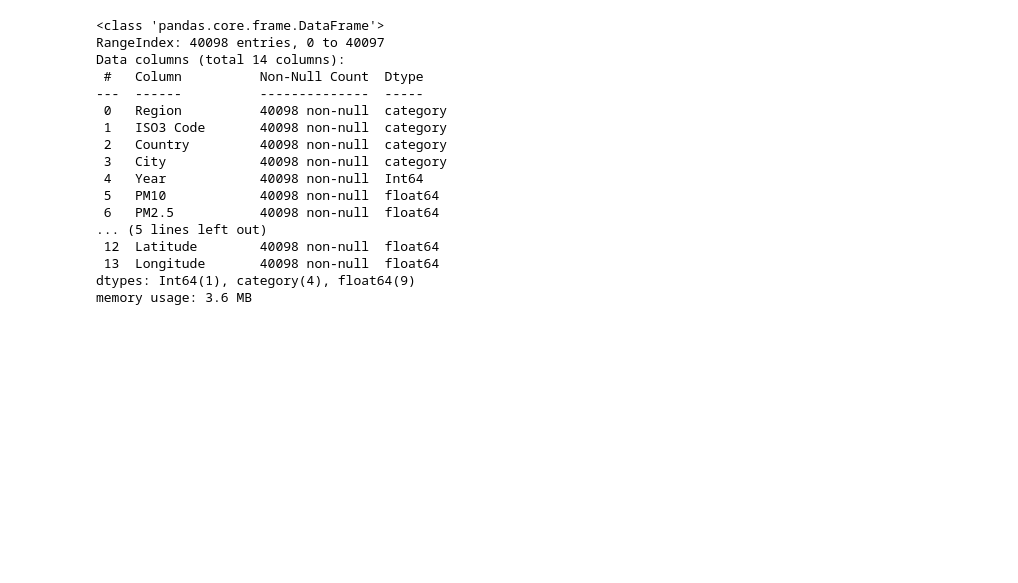
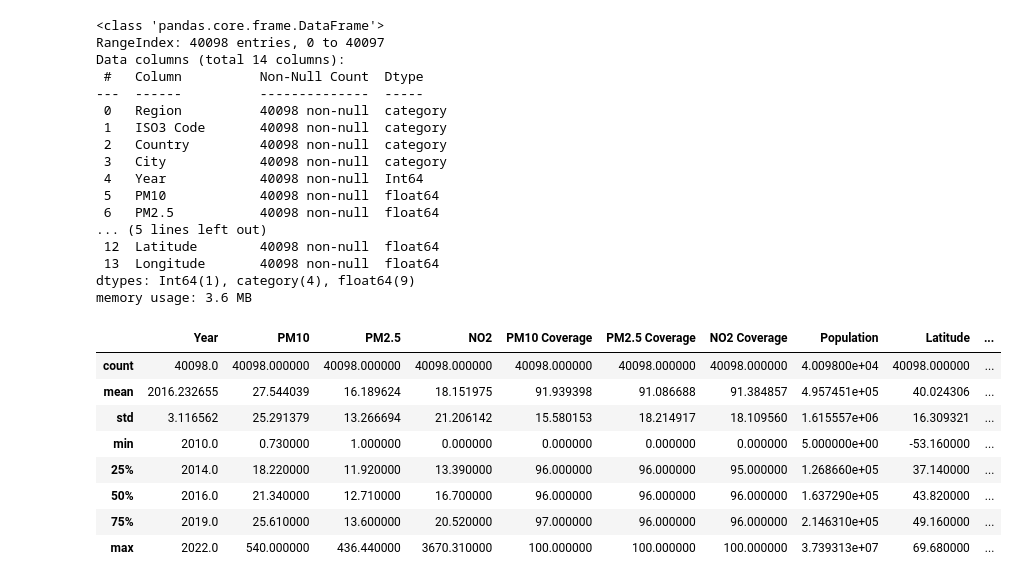
Before and after one commit to Tanish64-lab/air-pollution-analysis, a Jupyter notebook: air_pollution_analysis.ipynb, the cells around one changed output. Drawn from its saved outputs; the diff is of its cells as text; code cells hidden in the pictures; blank space fills up the shorter version.

```diff
--- a/air_pollution_analysis.ipynb
+++ b/air_pollution_analysis.ipynb
@@ -237,3 +237,15 @@ Data columns (total 14 columns):
  13  Longitude       40098 non-null  float64
 dtypes: Int64(1), category(4), float64(9)
 memory usage: 3.6 MB
+# %%
+df.describe()
+# %% [output]
+|  | Year | PM10 | PM2.5 | NO2 | PM10 Coverage | PM2.5 Coverage | NO2 Coverage | Population | Latitude | ... |
+| count | 40098.0 | 40098.000000 | 40098.000000 | 40098.000000 | 40098.000000 | 40098.000000 | 40098.000000 | 4.009800e+04 | 40098.000000 | ... |
+| mean | 2016.232655 | 27.544039 | 16.189624 | 18.151975 | 91.939398 | 91.086688 | 91.384857 | 4.957451e+05 | 40.024306 | ... |
+| std | 3.116562 | 25.291379 | 13.266694 | 21.206142 | 15.580153 | 18.214917 | 18.109560 | 1.615557e+06 | 16.309321 | ... |
+| min | 2010.0 | 0.730000 | 1.000000 | 0.000000 | 0.000000 | 0.000000 | 0.000000 | 5.000000e+00 | -53.160000 | ... |
+| 25% | 2014.0 | 18.220000 | 11.920000 | 13.390000 | 96.000000 | 96.000000 | 95.000000 | 1.268660e+05 | 37.140000 | ... |
+| 50% | 2016.0 | 21.340000 | 12.710000 | 16.700000 | 96.000000 | 96.000000 | 96.000000 | 1.637290e+05 | 43.820000 | ... |
+| 75% | 2019.0 | 25.610000 | 13.600000 | 20.520000 | 97.000000 | 96.000000 | 96.000000 | 2.146310e+05 | 49.160000 | ... |
+| max | 2022.0 | 540.000000 | 436.440000 | 3670.310000 | 100.000000 | 100.000000 | 100.000000 | 3.739313e+07 | 69.680000 | ... |
```
Also changed, not shown: parts of 3 cells of this notebook.
